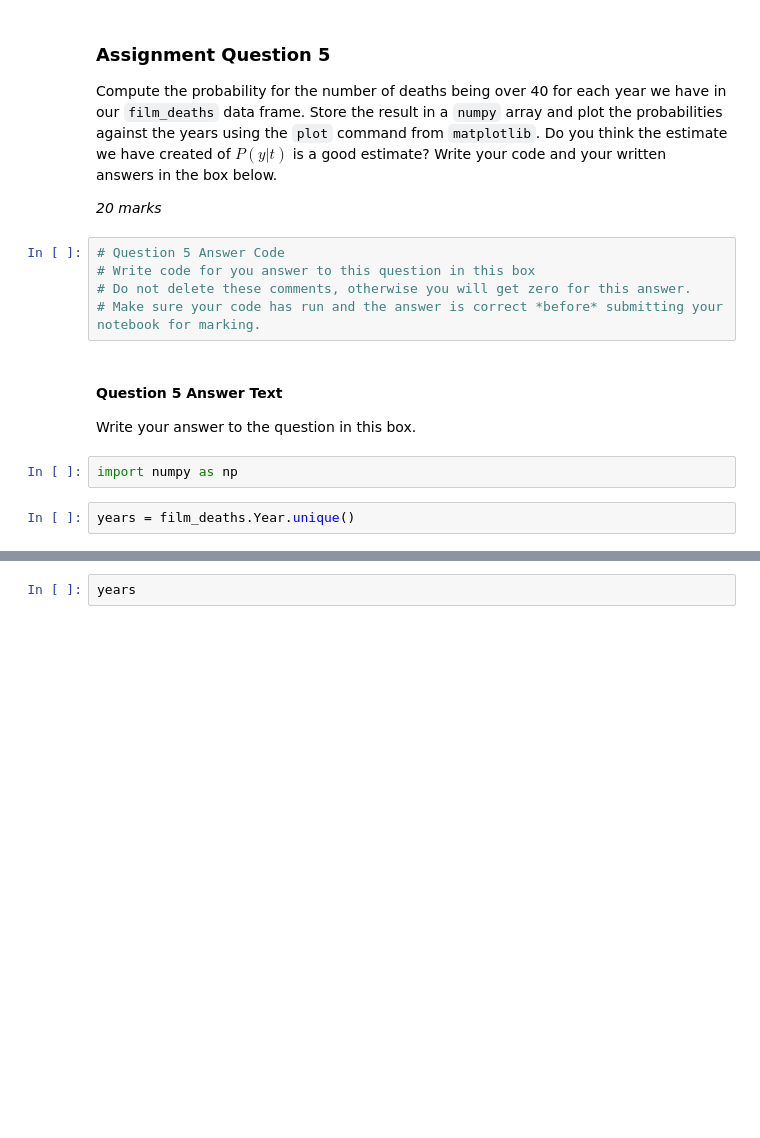
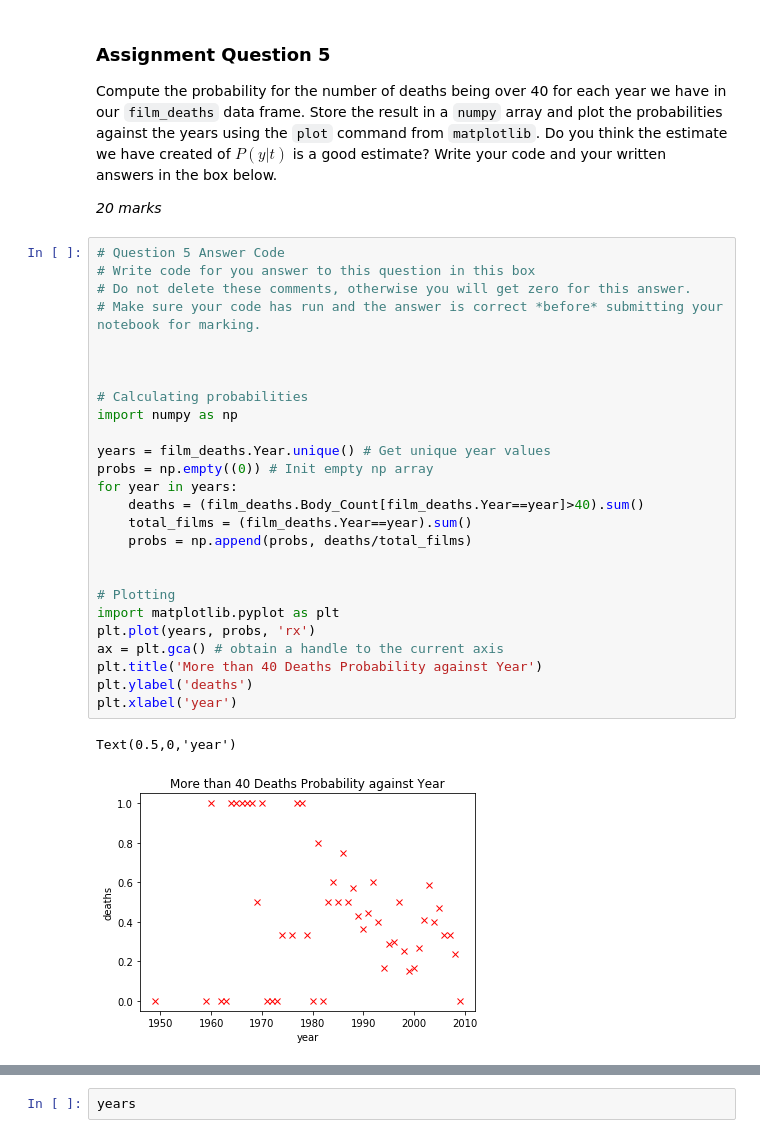
Before and after one commit to TUOS-COM-4509-6509-2018-19/assignment-1-MrDupin, a Jupyter notebook: test.ipynb, the cells around one changed output, grey strips where cells are left out. Saved outputs shown, nothing was run; the diff lists cells and outputs as text; blank space fills up the shorter version.

```diff
--- a/test.ipynb
+++ b/test.ipynb
@@ -351,13 +349,29 @@ Compute the probability for the number of deaths being over 40 for each year we
 # %%
 # Question 5 Answer Code
 # Write code for you answer to this question in this box
 # Do not delete these comments, otherwise you will get zero for this answer.
 # Make sure your code has run and the answer is correct *before* submitting your notebook for marking.
+
+
+
+# Calculating probabilities
+import numpy as np
+
+years = film_deaths.Year.unique() # Get unique year values
+probs = np.empty((0)) # Init empty np array
+for year in years:
+    deaths = (film_deaths.Body_Count[film_deaths.Year==year]>40).sum()
+    total_films = (film_deaths.Year==year).sum()
+    probs = np.append(probs, deaths/total_films)
+
+
+# Plotting
+import matplotlib.pyplot as plt
+plt.plot(years, probs, 'rx')
+ax = plt.gca() # obtain a handle to the current axis
+plt.title('More than 40 Deaths Probability against Year')
+plt.ylabel('deaths')
+plt.xlabel('year')
+# %% [output]
+Text(0.5,0,'year')
+[figure, added]
-# %% [markdown]
-#### Question 5 Answer Text
-
-Write your answer to the question in this box.
-# %%
-import numpy as np
-# %%
-years = film_deaths.Year.unique()
```
Also changed, not shown: parts of 20 cells of this notebook.
